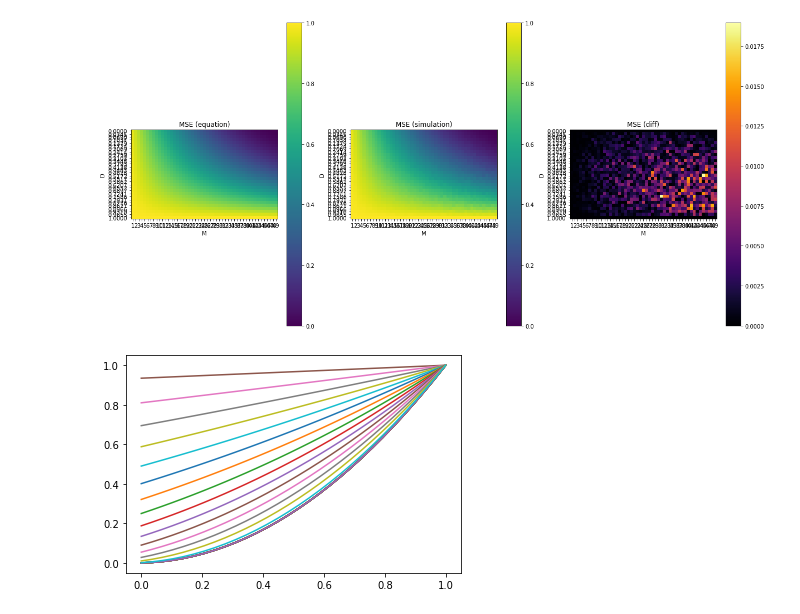
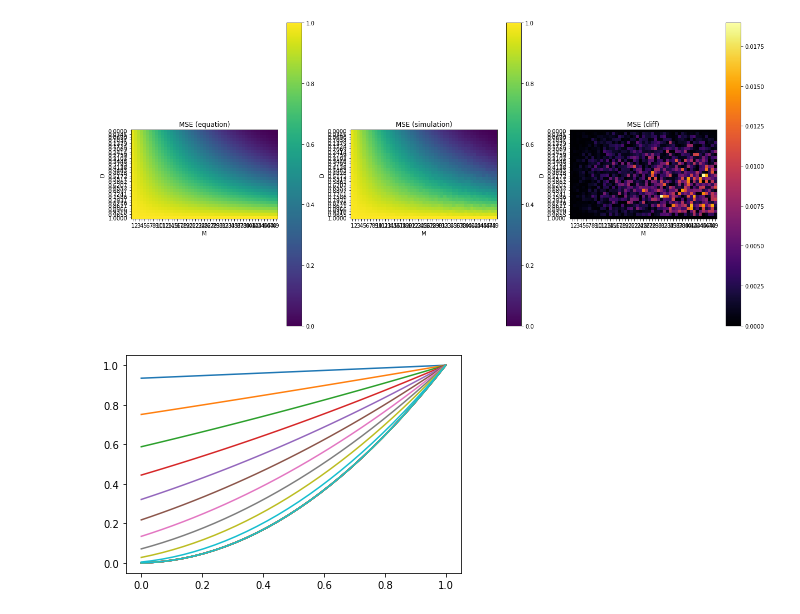
Before and after one commit to schedldave/aos-scripts, a Jupyter notebook: MSE_with_Motion.ipynb, the cells around one changed output. Drawn from its saved outputs; the diff is of its cells as text; code cells hidden in the pictures.

```diff
--- a/MSE_with_Motion.ipynb
+++ b/MSE_with_Motion.ipynb
@@ -524,31 +524,31 @@ plt.show()
 # %%
 #theoritcal_MSE(signalmean,signalvar,occlmean,occlvar,occldens,noofintegratedimage,numofover)
 
 
 s_mean = 1.0
 N = 30
 a = N
 
 sim_trails = 100 # number of simulation trails
 
 Ds = list(np.linspace(0.0, 1.0, 30))
-Ms = list(range(1,N,2)) # M < N, causes problems with the simulation otherwise
+Ms = list(range(1,N,3)) # M < N, causes problems with the simulation otherwise
 
 pure_mses = np.zeros((len(Ds),len(Ms)))
 over_mses = np.zeros_like(pure_mses)
 
 for D in Ds:
   for M in Ms:
     pure_mses[Ds.index(D), Ms.index(M)] = theoritcal_MSE(s_mean,0,0,0,D,N,N)
     over_mses[Ds.index(D), Ms.index(M)] = theoritcal_MSE(s_mean,0,0,0,D,N,int(M))
 
 
 plt.figure()
 plt.plot(Ds, pure_mses)
 plt.plot(Ds, over_mses)
 plt.show()
 # %% [output]
-[figure, old version]
+[figure, new version]
 # %% [markdown]
 Trying to find a correction factor that relates the previous equation
 
```
Also changed, not shown: parts of 4 cells of this notebook.
